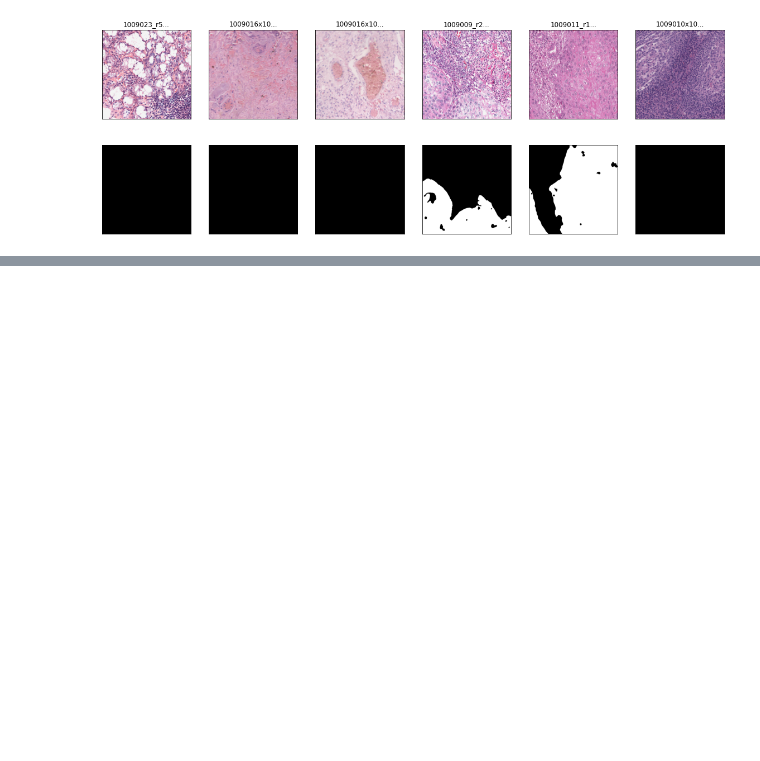
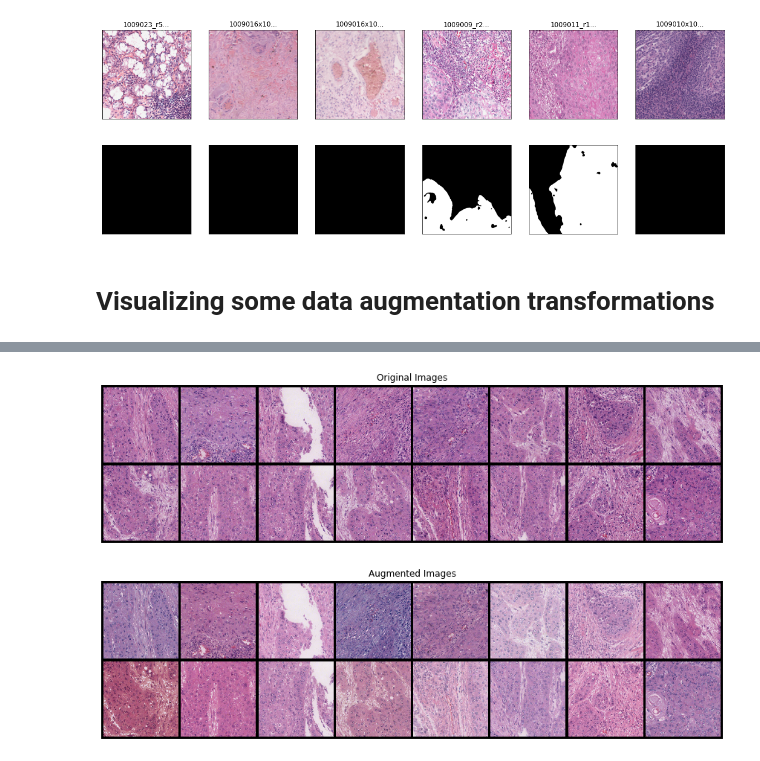
Before and after one commit to dalifreire/tumor_regions_segmentation, a Jupyter notebook: sourcecode/OCDC/01_ocdc_dataloader.ipynb, the cells around one changed output, grey strips where cells are left out. Saved outputs shown, nothing was run; the diff lists cells and outputs as text; code cells hidden in the pictures; blank space fills up the shorter version.

```diff
--- a/sourcecode/OCDC/01_ocdc_dataloader.ipynb
+++ b/sourcecode/OCDC/01_ocdc_dataloader.ipynb
@@ -45,3 +45,71 @@ dataset_show(dataloaders['test'], batch_size=batch_size, show_masks=True, row_li
 2021-07-31 17:54:22,938 :: INFO dataset_show :: Batch 1: 6/180 images torch.Size([6, 3, 640, 640]) masks torch.Size([6, 640, 640])
 [figure]
 [figure]
+# %% [markdown]
+# Visualizing some data augmentation transformations
+# %%
+from ocdc_dataloader import *
+import torchvision.utils as vutils
+
+dataset_dir = "../../datasets/OCDC"
+
+
+img_index = -1
+img_name = '1009010x1000902_r39c49.png'
+augmentation = ["color_transfer"]
+#[None, "horizontal_flip", "vertical_flip", "rotation", "transpose", "elastic_transformation", "grid_distortion", "optical_distortion", "color_transfer", "inpainting"]
+
+batch_size = 16
+patch_size = (640, 640)
+color_model = "RGB"
+
+# original
+dataloaders = create_dataloader(tile_size="{}x{}".format(patch_size[0], patch_size[1]),
+                                batch_size=batch_size,
+                                shuffle=False,
+                                img_input_size=patch_size,
+                                img_output_size=patch_size,
+                                dataset_dir=dataset_dir,
+                                color_model=color_model,
+                                augmentation = augmentation,
+                                augmentation_strategy="random",
+                                start_epoch=1,
+                                validation_split=0.0)
+for batch_idx, (images, masks, fname, output_size) in enumerate(dataloaders['train']):
+    if img_name in fname:
+        img_index = fname.index(img_name)
+        break
+
+plt.figure(figsize=(15,15))
+plt.axis("off")
+plt.title("Original Images")
+plt.imshow(np.transpose(vutils.make_grid(images[:16], padding=20, normalize=True).cpu(),(1,2,0)))
+
+transforms.ToPILImage()(images[img_index].squeeze(0).cpu()).save('/home/dalifreire/Pictures/augmentation/{}_original.png'.format(fname[img_index][:-4]))
+transforms.ToPILImage()(masks[img_index].squeeze(0).cpu()).save('/home/dalifreire/Pictures/augmentation/{}_original_mask.png'.format(fname[img_index][:-4]))
+
+
+# augmented
+dataloaders = create_dataloader(tile_size="{}x{}".format(patch_size[0], patch_size[1]),
+                                batch_size=batch_size,
+                                shuffle=False,
+                                img_input_size=patch_size,
+                                img_output_size=patch_size,
+                                dataset_dir=dataset_dir,
+                                color_model=color_model,
+                                augmentation = augmentation,
+                                augmentation_strategy="random",
+                                start_epoch=2,
+                                validation_split=0.0)
+for batch_idx, (images, masks, fname, output_size) in enumerate(dataloaders['train']):
+    if img_name in fname:
+        break
+
+plt.figure(figsize=(15,15))
+plt.axis("off")
+plt.title("Augmented Images")
+plt.imshow(np.transpose(vutils.make_grid(images[:16], padding=20, normalize=True).cpu(),(1,2,0)))
+
+transforms.ToPILImage()(images[img_index].squeeze(0).cpu()).save('/home/dalifreire/Pictures/augmentation/{}_augmented_{}.png'.format(fname[img_index][:-4], augmentation[0]))
+transforms.ToPILImage()(masks[img_index].squeeze(0).cpu()).save('/home/dalifreire/Pictures/augmentation/{}_augmented_{}_mask.png'.format(fname[img_index][:-4], augmentation[0]))
+# %% [output]
@@ -47,0 +128,2 @@ dataset_show(dataloaders['test'], batch_size=batch_size, show_masks=True, row_li
+[figure, added]
+[figure, added]
```
Also changed, not shown: parts of 1 cell of this notebook, 2 other files.
